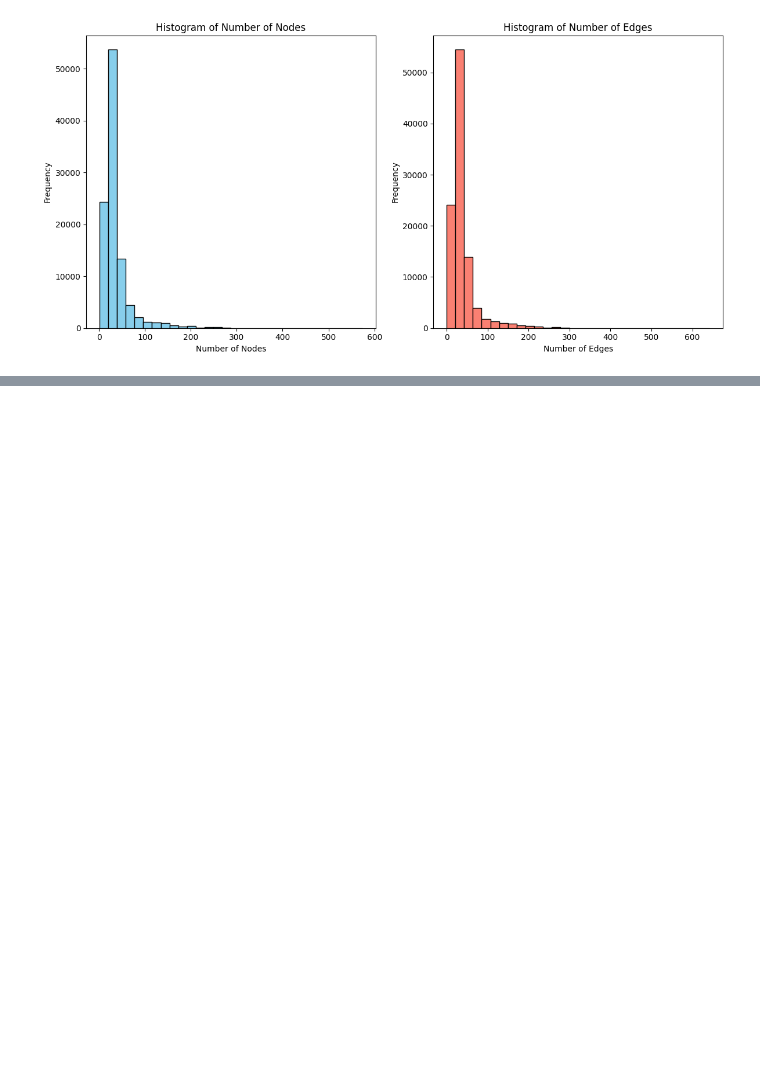
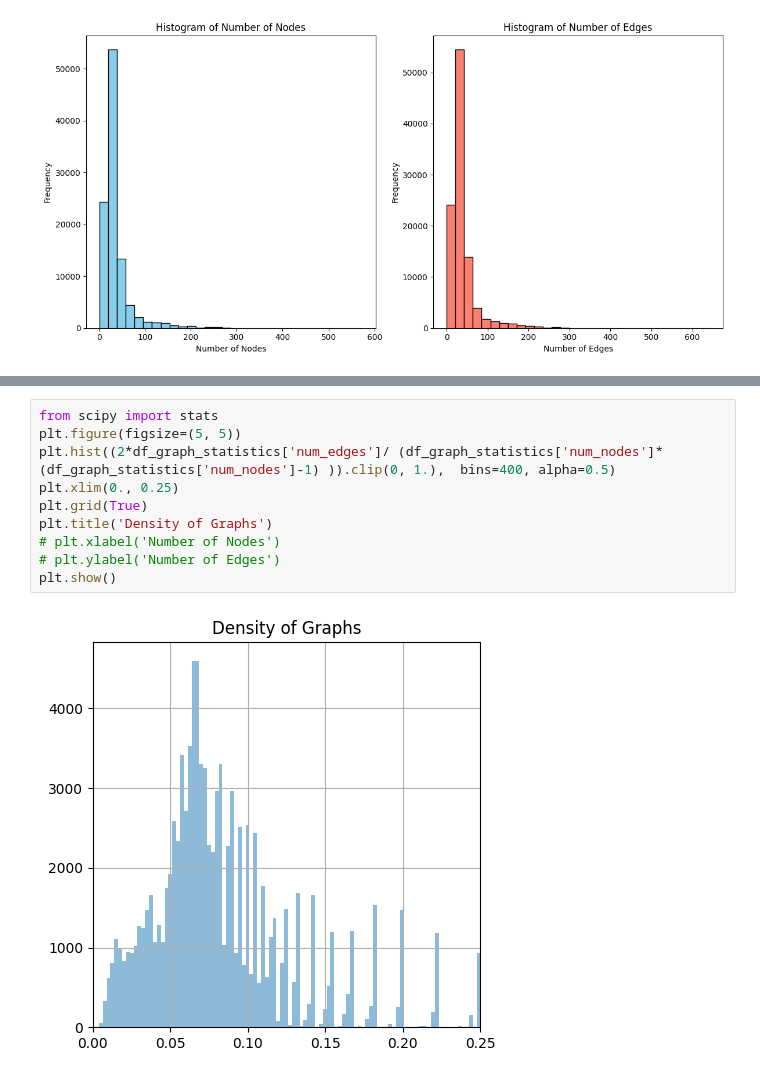
Before and after one commit to balthazarneveu/molecule-retrieval-using-nlp, a Jupyter notebook: dataset_exploration.ipynb, the cells around one changed output, grey strips where cells are left out. Cells and saved outputs as stored; diff of their text form; blank space fills up the shorter version.

```diff
--- a/dataset_exploration.ipynb
+++ b/dataset_exploration.ipynb
@@ -468,0 +476,12 @@ plt.show()
+# %%
+from scipy import stats
+plt.figure(figsize=(5, 5))
+plt.hist((2*df_graph_statistics['num_edges']/ (df_graph_statistics['num_nodes']*(df_graph_statistics['num_nodes']-1) )).clip(0, 1.),  bins=400, alpha=0.5)
+plt.xlim(0., 0.25)
+plt.grid(True)
+plt.title('Density of Graphs')
+# plt.xlabel('Number of Nodes')
+# plt.ylabel('Number of Edges')
+plt.show()
+# %% [output]
+[figure, added]
```
Also changed, not shown: parts of 1 cell of this notebook, 1 other file.
